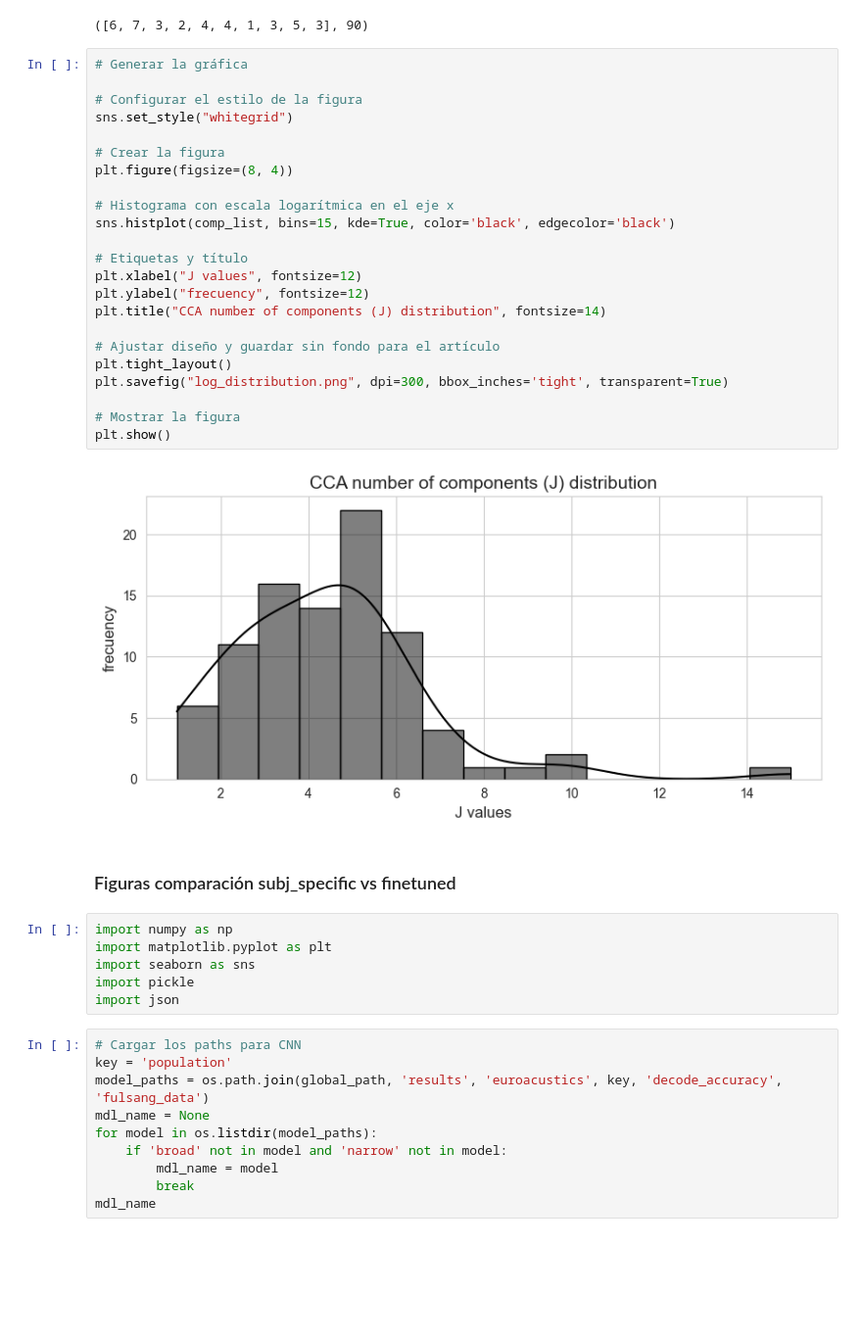
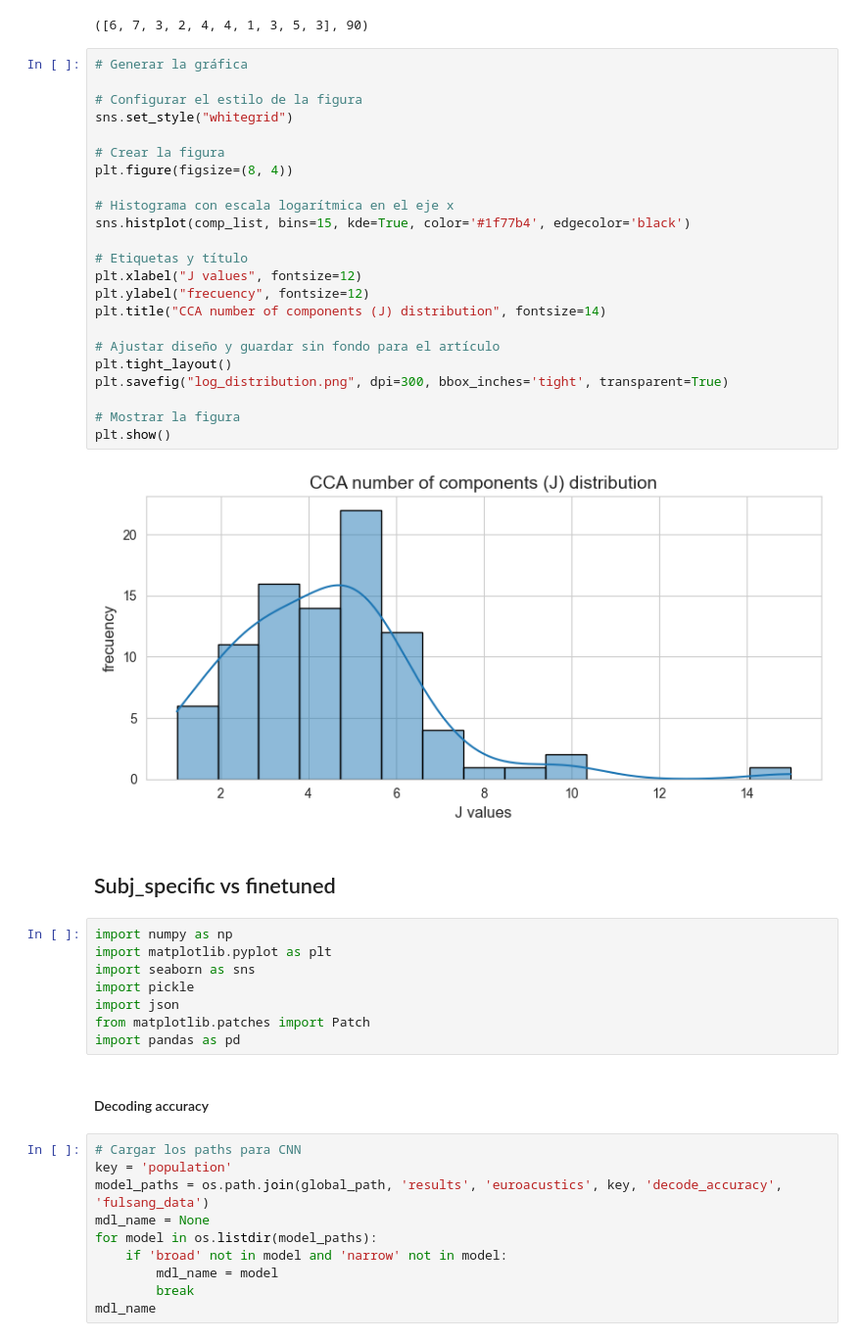
Before and after one commit to garcesote/deepAAD_project, a Jupyter notebook: notebooks/euroacustics.ipynb, the cells around one changed output. Shown: that part at 98% size. Saved outputs shown, nothing was run; the diff lists cells and outputs as text; blank space fills up the shorter version.

```diff
--- a/notebooks/euroacustics.ipynb
+++ b/notebooks/euroacustics.ipynb
@@ -296,36 +296,40 @@ comp_list[-10:], len(comp_list)
 # %%
 # Generar la gráfica
 
 # Configurar el estilo de la figura
 sns.set_style("whitegrid")
 
 # Crear la figura
 plt.figure(figsize=(8, 4))
 
 # Histograma con escala logarítmica en el eje x
-sns.histplot(comp_list, bins=15, kde=True, color='black', edgecolor='black')
+sns.histplot(comp_list, bins=15, kde=True, color='#1f77b4', edgecolor='black')
 
 # Etiquetas y título
 plt.xlabel("J values", fontsize=12)
 plt.ylabel("frecuency", fontsize=12)
 plt.title("CCA number of components (J) distribution", fontsize=14)
 
 # Ajustar diseño y guardar sin fondo para el artículo
 plt.tight_layout()
 plt.savefig("log_distribution.png", dpi=300, bbox_inches='tight', transparent=True)
 
 # Mostrar la figura
 plt.show()
 # %% [output]
-[figure, old version]
+[figure, new version]
 # %% [markdown]
-### Figuras comparación subj_specific vs finetuned
+## Subj_specific vs finetuned
 # %%
 import numpy as np
 import matplotlib.pyplot as plt
 import seaborn as sns
 import pickle
 import json
+from matplotlib.patches import Patch
+import pandas as pd
+# %% [markdown]
+#### Decoding accuracy
 # %%
 # Cargar los paths para CNN
 key = 'population'
```
Also changed, not shown: parts of 35 cells of this notebook, 11 other files.
